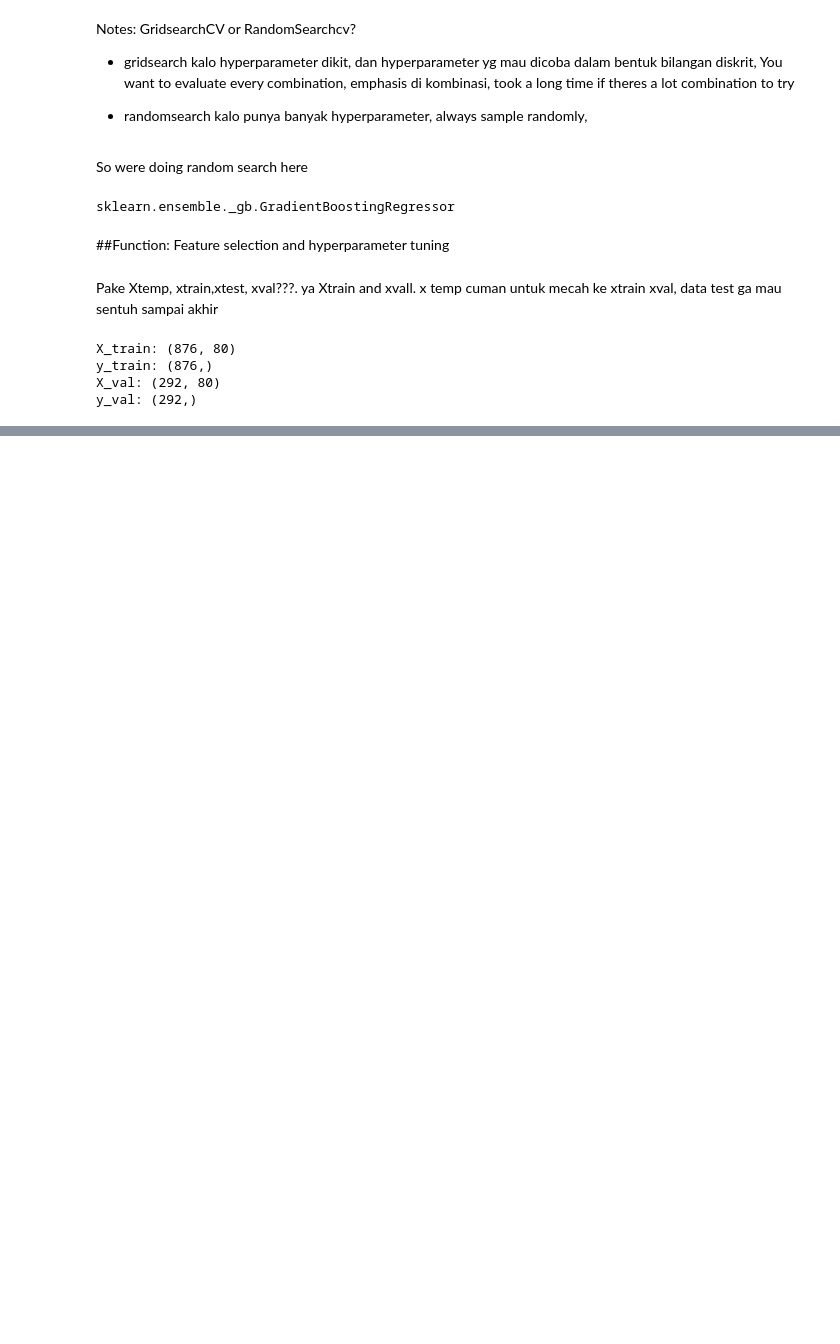
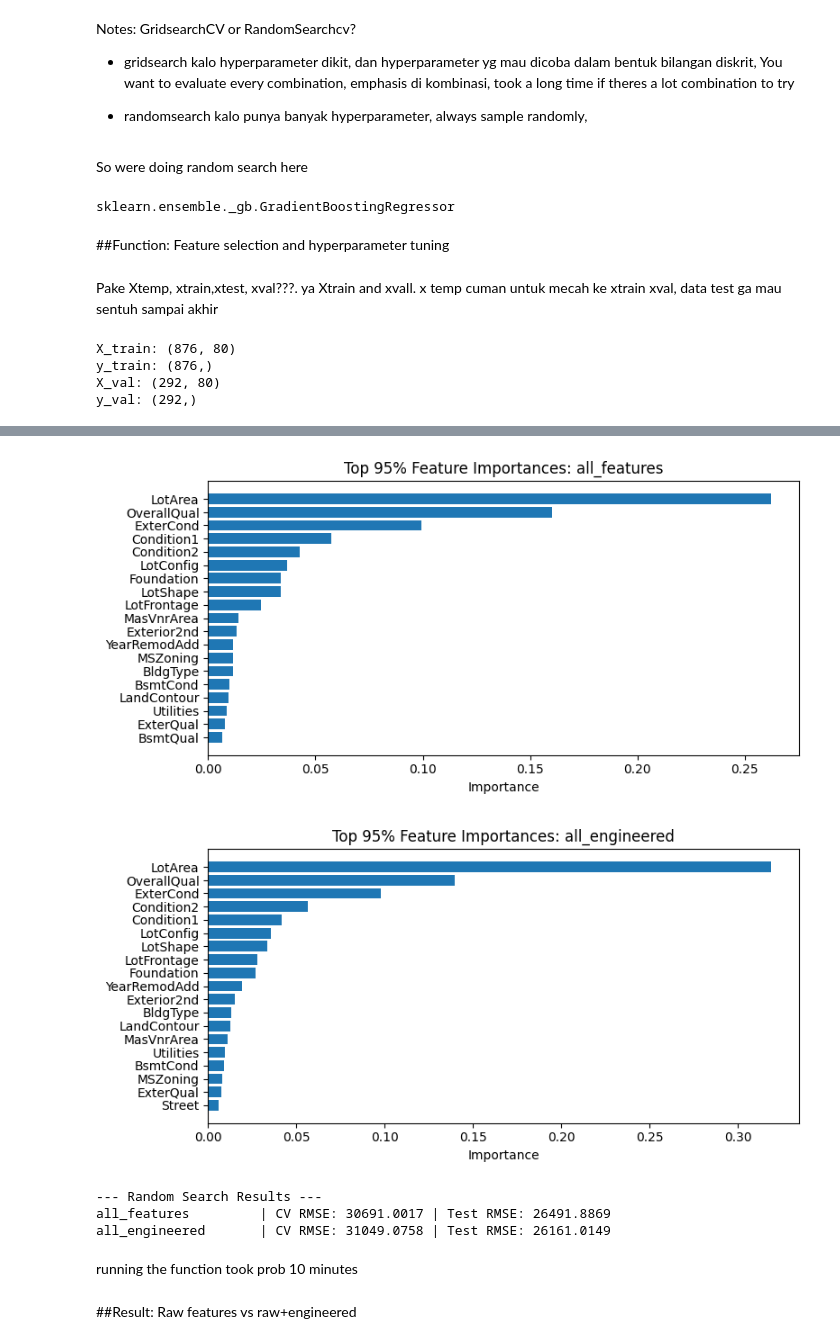
Before and after one commit to anjelisa01/project1_house_price_prediction, a Jupyter notebook: Efficient_initial_house_price.ipynb, the cells around one changed output, grey strips where cells are left out. Saved outputs shown, nothing was run; the diff lists cells and outputs as text; code cells hidden in the pictures; blank space fills up the shorter version.

```diff
--- a/Efficient_initial_house_price.ipynb
+++ b/Efficient_initial_house_price.ipynb
@@ -56,3 +71,5 @@ Mounted at /content/drive
+# %%
+df=data.copy()
 # %% [markdown]
 #Function: cleaning
 # %%
@@ -500,8 +718,19 @@ def run_gridsearch_experiment(feature_name, feature_cols):
 #----Experiment 1------
 #----Which one best: Full raw data, or Full raw + enginereed features
 # Run tuning for each feature set
-grid_results = []
+# randomsearch_results = []
+# for fname, fcols in feature_sets.items():
+#     result = run_randomsearch_experiment(fname, fcols)
+#     randomsearch_results.append(result)
+
+#Versi feature importance
+randomsearch_results = []
+feature_importance_results = {}
+
 for fname, fcols in feature_sets.items():
-    result = run_gridsearch_experiment(fname, fcols)
-    grid_results.append(result)
+    result = run_randomsearch_experiment(fname, fcols)
+    randomsearch_results.append(result)
+
+    # result = (feature_name, best_cv_score, test_rmse, importance_dict)
+    feature_importance_results[fname] = result[3]  # store importances by feature set name
 # %% [output]
@@ -510,0 +799,29 @@ Fitting 5 folds for each of 50 candidates, totalling 250 fits
+# %%
+import matplotlib.pyplot as plt
+import numpy as np
+
+for fname, importances in feature_importance_results.items():
+    # Sort features by importance descending
+    sorted_items = sorted(importances.items(), key=lambda x: x[1], reverse=True)
+    features, scores = zip(*sorted_items)
+    scores = np.array(scores)
+
+    # Calculate cumulative importance
+    cumulative = np.cumsum(scores)
+    total = cumulative[-1]
+    cutoff_idx = np.argmax(cumulative >= 0.95 * total) + 1
+
+    # Select top 95% features
+    top_features = features[:cutoff_idx]
+    top_scores = scores[:cutoff_idx]
+
+    # Plot
+    plt.figure(figsize=(8, 4))
+    plt.barh(top_features[::-1], top_scores[::-1])  # reverse for top-to-bottom order
+    plt.xlabel("Importance")
+    plt.title(f"Top 95% Feature Importances: {fname}")
+    plt.tight_layout()
+    plt.show()
+# %% [output]
+[figure, added]
+[figure, added]
@@ -510,0 +831,11 @@ Fitting 5 folds for each of 50 candidates, totalling 250 fits
+# %%
+# Optional: Summary print
+print("\n--- Random Search Results ---")
+for name, cv_rmse, test_rmse in randomsearch_results:
+    print(f"{name:20} | CV RMSE: {cv_rmse:.4f} | Test RMSE: {test_rmse:.4f}")
+# %% [output]
+--- Random Search Results ---
+all_features         | CV RMSE: 30691.0017 | Test RMSE: 26491.8869
+all_engineered       | CV RMSE: 31049.0758 | Test RMSE: 26161.0149
+# %% [markdown]
+running the function took prob 10 minutes
@@ -510,0 +846,2 @@ Fitting 5 folds for each of 50 candidates, totalling 250 fits
+# %% [markdown]
+##Result: Raw features vs raw+engineered
```
Also changed, not shown: parts of 43 cells of this notebook.
